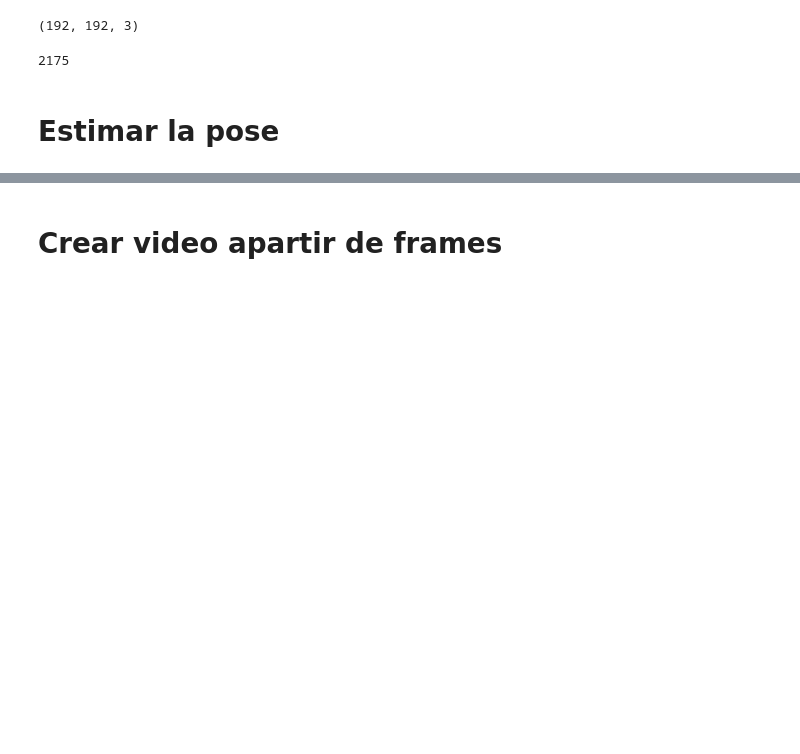
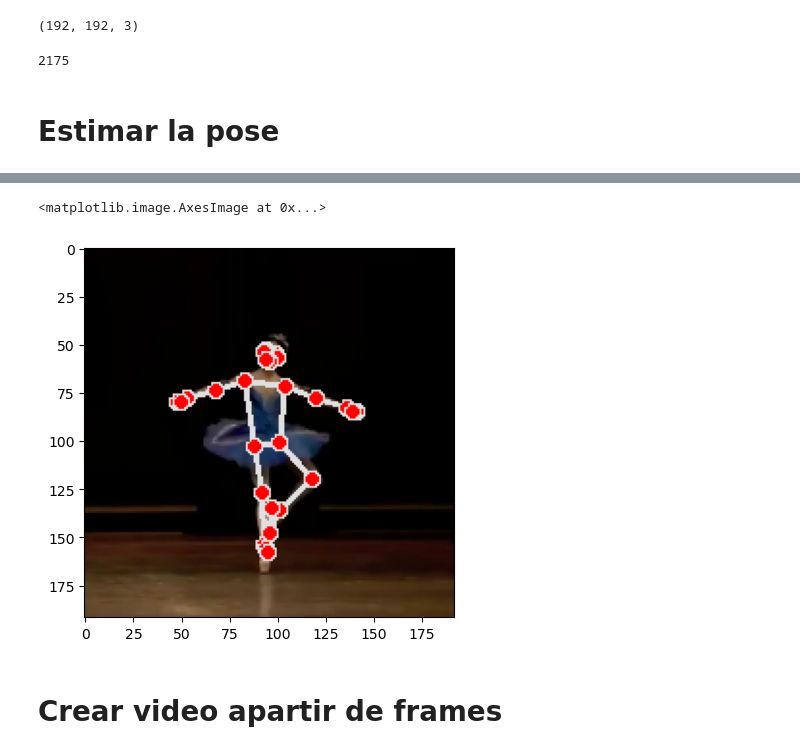
Before and after one commit to pilarcode/human_pose_estimation, a Jupyter notebook: notebooks/PoseEstimation_Video.ipynb, the cells around one changed output, grey strips where cells are left out. Cells and saved outputs as stored; diff of their text form; code cells hidden in the pictures; blank space fills up the shorter version.

```diff
--- a/notebooks/PoseEstimation_Video.ipynb
+++ b/notebooks/PoseEstimation_Video.ipynb
@@ -216,3 +226,8 @@ output_frames = estimar_pose(frames)
+# %%
+plt.imshow(cv2.cvtColor(output_frames[1500], cv2.COLOR_BGR2RGB))
+# %% [output]
+<matplotlib.image.AxesImage at 0x...>
+[figure, added]
 # %% [markdown]
 # Crear video apartir de frames
 # %%
```
Also changed, not shown: parts of 2 cells of this notebook.
